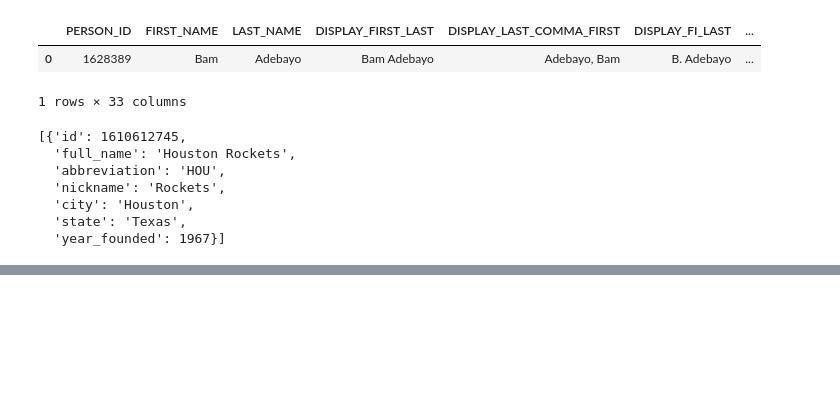
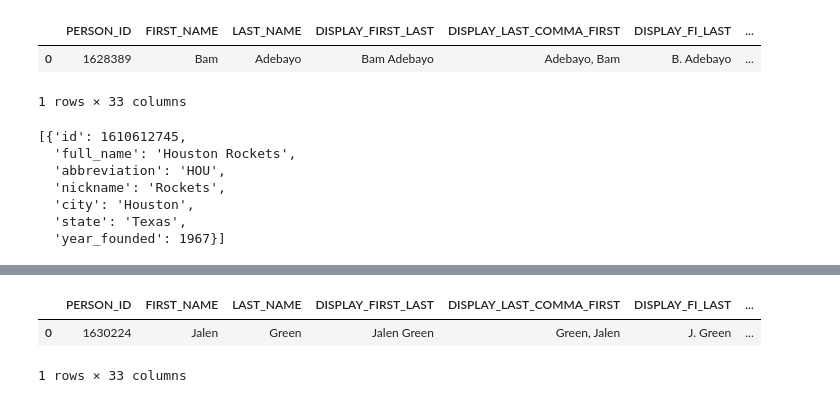
Before and after one commit to lbernal713/Gopsi, a Jupyter notebook: Python Book Practice/basic_python_practice.ipynb, the cells around one changed output, grey strips where cells are left out. Cells and saved outputs as stored; diff of their text form; code cells hidden in the pictures; blank space fills up the shorter version.

```diff
--- a/Python Book Practice/basic_python_practice.ipynb
+++ b/Python Book Practice/basic_python_practice.ipynb
@@ -151,0 +196,16 @@ teams.find_teams_by_city('houston')
+# %%
+# Find Jalen Green's player ID
+from nba_api.stats.static import players
+
+nba_players = players.get_players()
+jalen_green = [player for player in nba_players if player['full_name'] == 'Jalen Green'][0]
+jalen_green_id = jalen_green['id']
+
+# Fetch Jalen Green's stats
+jalen_green_info = commonplayerinfo.CommonPlayerInfo(player_id=jalen_green_id, headers=headers, timeout=100)
+jalen_green_stats = jalen_green_info.common_player_info.get_data_frame()
+jalen_green_stats
+# %% [output]
+|  | PERSON_ID | FIRST_NAME | LAST_NAME | DISPLAY_FIRST_LAST | DISPLAY_LAST_COMMA_FIRST | DISPLAY_FI_LAST | ... |
+| 0 | 1630224 | Jalen | Green | Jalen Green | Green, Jalen | J. Green | ... |
+1 rows × 33 columns
```
Also changed, not shown: parts of 3 cells of this notebook, 15 other files.
